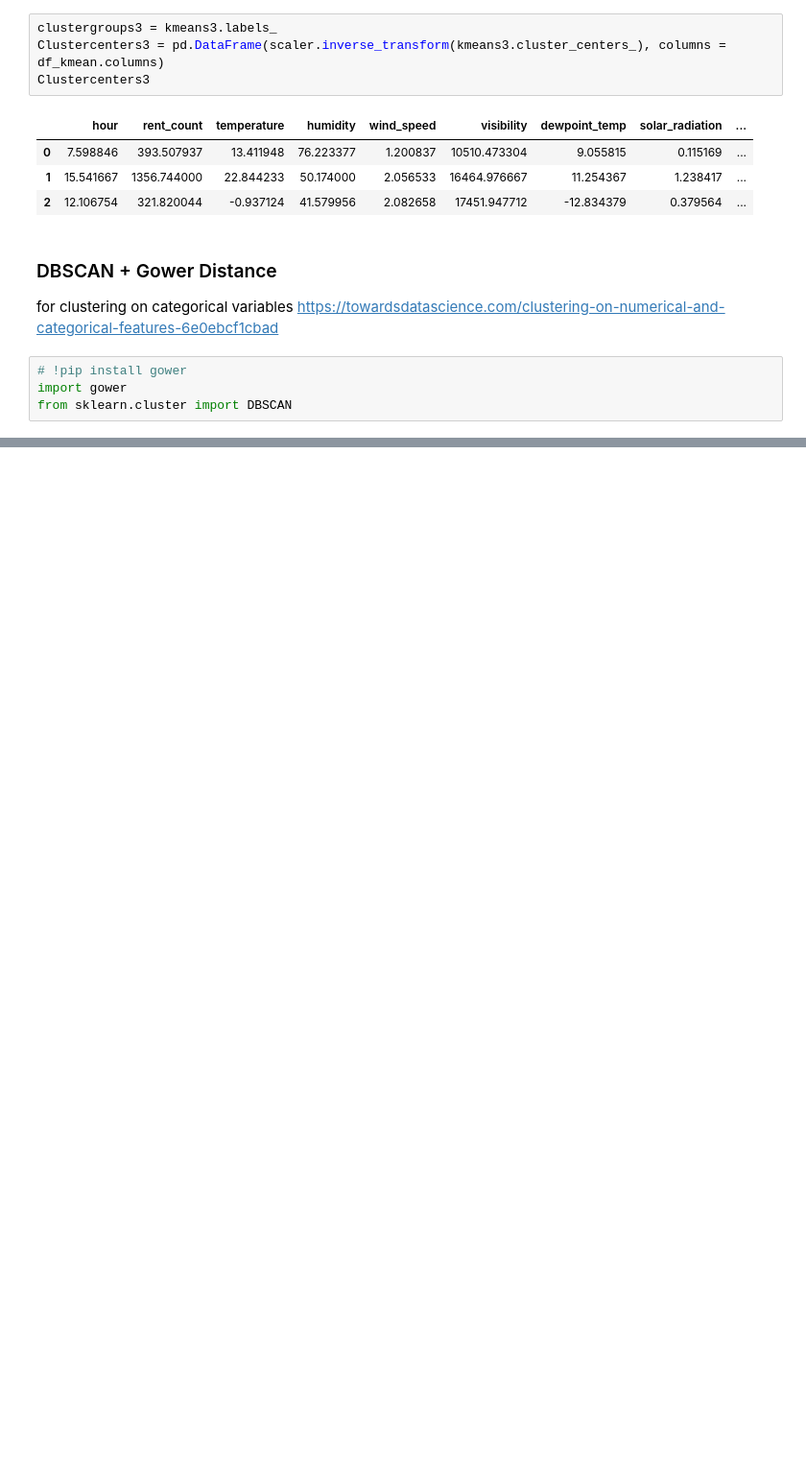
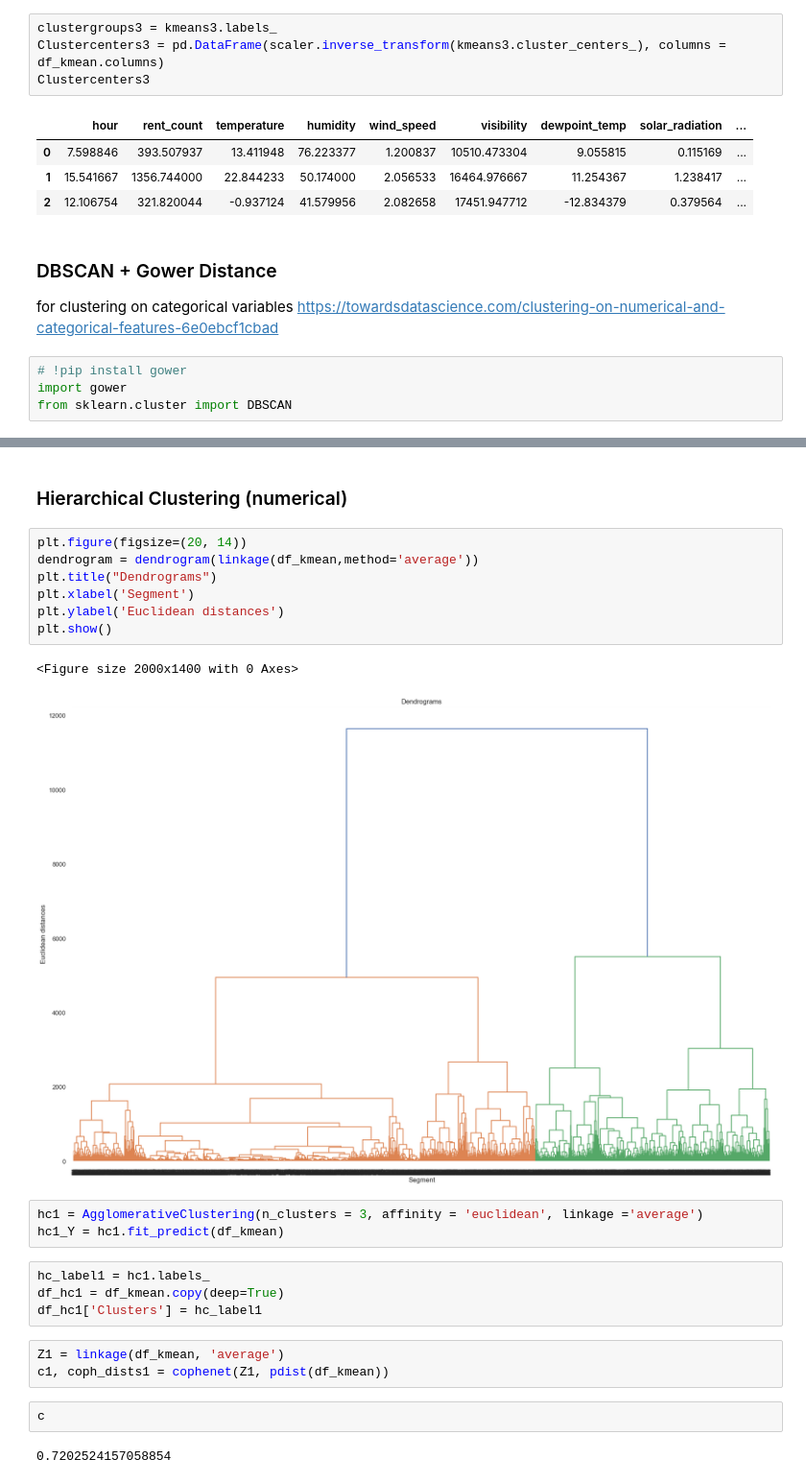
Before and after one commit to Jiian/seoulbike, a Jupyter notebook: clustering_analysis/clustering_analysis.ipynb, the cells around one changed output, grey strips where cells are left out. Shown at 96% size. Drawn from its saved outputs; the diff is of its cells as text; blank space fills up the shorter version.

```diff
--- a/clustering_analysis/clustering_analysis.ipynb
+++ b/clustering_analysis/clustering_analysis.ipynb
@@ -382,0 +481,26 @@ Name: cluster, dtype: int64
+# %% [markdown]
+### Hierarchical Clustering (numerical)
+# %%
+plt.figure(figsize=(20, 14))
+dendrogram = dendrogram(linkage(df_kmean,method='average'))
+plt.title("Dendrograms")
+plt.xlabel('Segment')
+plt.ylabel('Euclidean distances')
+plt.show()
+# %% [output]
+<Figure size 2000x1400 with 0 Axes>
+[figure, added]
+# %%
+hc1 = AgglomerativeClustering(n_clusters = 3, affinity = 'euclidean', linkage ='average')
+hc1_Y = hc1.fit_predict(df_kmean)
+# %%
+hc_label1 = hc1.labels_
+df_hc1 = df_kmean.copy(deep=True)
+df_hc1['Clusters'] = hc_label1
+# %%
+Z1 = linkage(df_kmean, 'average')
+c1, coph_dists1 = cophenet(Z1, pdist(df_kmean))
+# %%
+c
+# %% [output]
+0.7202524157058854
```
Also changed, not shown: parts of 23 cells of this notebook.
